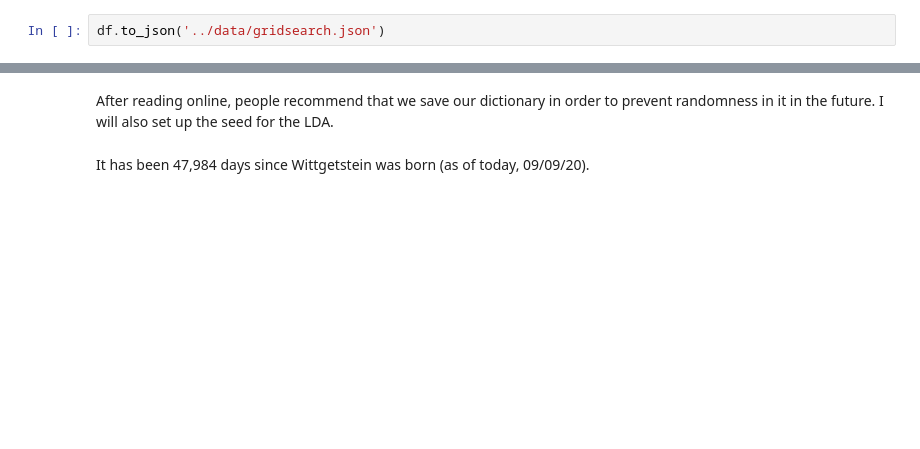
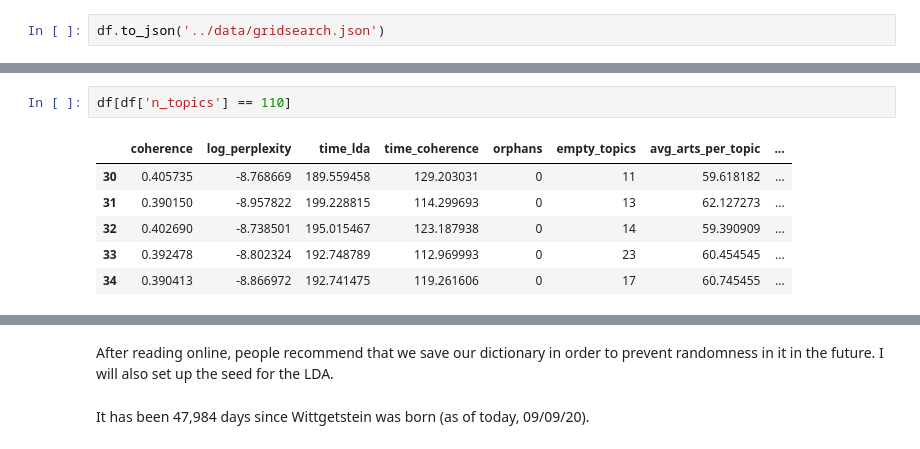
Before and after one commit to juanrloaiza/latinamerican-philosophy-mining, a Jupyter notebook: notebooks/3-LDA-using-gensim.ipynb, the cells around one changed output, grey strips where cells are left out. Saved outputs shown, nothing was run; the diff lists cells and outputs as text; blank space fills up the shorter version.

```diff
--- a/notebooks/3-LDA-using-gensim.ipynb
+++ b/notebooks/3-LDA-using-gensim.ipynb
@@ -125 +161,10 @@ df.groupby('n_topics').mean()
+# %%
+df[df['n_topics'] == 110]
+# %% [output]
+|  | coherence | log_perplexity | time_lda | time_coherence | orphans | empty_topics | avg_arts_per_topic | ... |
+| 30 | 0.405735 | -8.768669 | 189.559458 | 129.203031 | 0 | 11 | 59.618182 | ... |
+| 31 | 0.390150 | -8.957822 | 199.228815 | 114.299693 | 0 | 13 | 62.127273 | ... |
+| 32 | 0.402690 | -8.738501 | 195.015467 | 123.187938 | 0 | 14 | 59.390909 | ... |
+| 33 | 0.392478 | -8.802324 | 192.748789 | 112.969993 | 0 | 23 | 60.454545 | ... |
+| 34 | 0.390413 | -8.866972 | 192.741475 | 119.261606 | 0 | 17 | 60.745455 | ... |
 # %%
```
Also changed, not shown: parts of 27 cells of this notebook.
